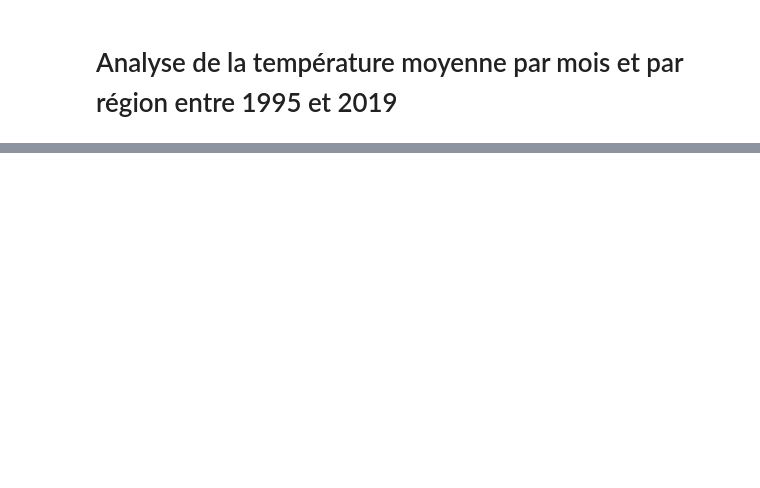
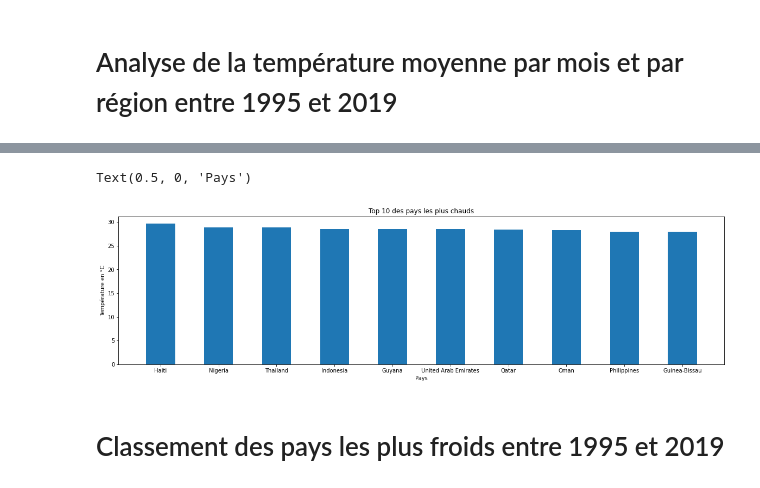
Before and after one commit to KRDavid/climatologie, a Jupyter notebook: notebook.ipynb, the cells around one changed output, grey strips where cells are left out. Saved outputs shown, nothing was run; the diff lists cells and outputs as text; code cells hidden in the pictures; blank space fills up the shorter version.

```diff
--- a/notebook.ipynb
+++ b/notebook.ipynb
@@ -67,0 +86,13 @@ Text(0.5, 0, 'Mois')
+# %%
+dataset_top_chauds = dataset.groupby(["Country"])["AvgTemperatureC"].mean().sort_values(ascending=False).reset_index()
+# %%
+plt.figure(figsize=(20,5))
+plt.bar(dataset_top_chauds["Country"][0:10], dataset_top_chauds["AvgTemperatureC"][0:10],  width=0.5)
+plt.title("Top 10 des pays les plus chauds")
+plt.ylabel("Température en °C")
+plt.xlabel("Pays")
+# %% [output]
+Text(0.5, 0, 'Pays')
+[figure, added]
+# %% [markdown]
+# Classement des pays les plus froids entre 1995 et 2019
```
Also changed, not shown: parts of 12 cells of this notebook.
